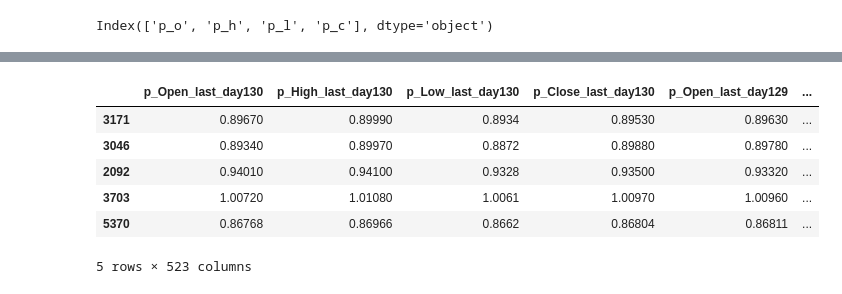
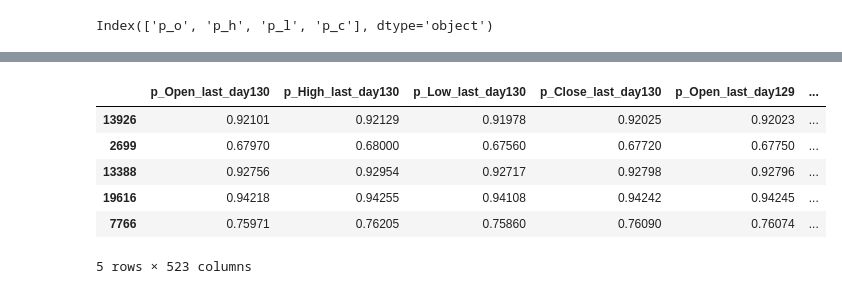
Before and after one commit to gomlfx/ApiaryFund_, a Jupyter notebook: AGC27_3_0.ipynb, the cells around one changed output, grey strips where cells are left out. Saved outputs shown, nothing was run; the diff lists cells and outputs as text; code cells hidden in the pictures.

```diff
--- a/AGC27_3_0.ipynb
+++ b/AGC27_3_0.ipynb
@@ -69,8 +69,8 @@ df
 # %%
-df.drop([0,5,6,7], axis=1,inplace=True)
+df.drop([0,1,6,7,8], axis=1,inplace=True)
 df = df.astype(float, errors = 'raise')
 # %%
-df.rename(columns={1:'p_o',2:'p_h',3:'p_l',4:'p_c'}, inplace=True)
+df.rename(columns={2:'p_o',3:'p_h',4:'p_l',5:'p_c'}, inplace=True)
 # %%
 print(df.columns)
 # %% [output]
@@ -758,5 +758,5 @@ df
 # %%
-df = pd.DataFrame(data=df.tail(7000))
+df = pd.DataFrame(data=df.tail(30000))
 df
 # %% [output]
 |  | p_Open_last_day130 | p_High_last_day130 | p_Low_last_day130 | p_Close_last_day130 | p_Open_last_day129 | ... |
@@ -775,8 +775,8 @@ df
 # %%
 #create initial train and test data as pd.DF for close
 #final test DF is last_row
-df_train_close = pd.DataFrame(data=df.iloc[0:6980,:])
-df_test_close = pd.DataFrame(data=df.iloc[6980:7001,:])
+df_train_close = pd.DataFrame(data=df.iloc[0:29980,:])
+df_test_close = pd.DataFrame(data=df.iloc[29980:30001,:])
 
 #df_train_close = pd.DataFrame(data=df.iloc[0:1980,[2,5,8,11,14,17,20,23,26,29,32,35,38,41,44,47,50,53,56,59,62,65,68,71,74,77,80,83,86,89,92]])
 #df_test_close = pd.DataFrame(data=df.iloc[1980:2001,[2,5,8,11,14,17,20,23,26,29,32,35,38,41,44,47,50,53,56,59,62,65,68,71,74,77,80,83,86,89,92]])
@@ -839,15 +839,15 @@ memory usage: 81.9 KB
 None
 # %%
 train_close = df_train_close
-train_close=train_close.sample(n=7000, replace=True)
+train_close=train_close.sample(n=29000, replace=True)
 train_close.head()
 # %% [output]
 |  | p_Open_last_day130 | p_High_last_day130 | p_Low_last_day130 | p_Close_last_day130 | p_Open_last_day129 | ... |
-| 3171 | 0.89670 | 0.89990 | 0.8934 | 0.89530 | 0.89630 | ... |
-| 3046 | 0.89340 | 0.89970 | 0.8872 | 0.89880 | 0.89780 | ... |
-| 2092 | 0.94010 | 0.94100 | 0.9328 | 0.93500 | 0.93320 | ... |
-| 3703 | 1.00720 | 1.01080 | 1.0061 | 1.00970 | 1.00960 | ... |
-| 5370 | 0.86768 | 0.86966 | 0.8662 | 0.86804 | 0.86811 | ... |
+| 13926 | 0.92101 | 0.92129 | 0.91978 | 0.92025 | 0.92023 | ... |
+| 2699 | 0.67970 | 0.68000 | 0.67560 | 0.67720 | 0.67750 | ... |
+| 13388 | 0.92756 | 0.92954 | 0.92717 | 0.92798 | 0.92796 | ... |
+| 19616 | 0.94218 | 0.94255 | 0.94108 | 0.94242 | 0.94245 | ... |
+| 7766 | 0.75971 | 0.76205 | 0.75860 | 0.76090 | 0.76074 | ... |
 5 rows × 523 columns
 # %%
 #predict close
```
Also changed, not shown: parts of 14 cells of this notebook.
